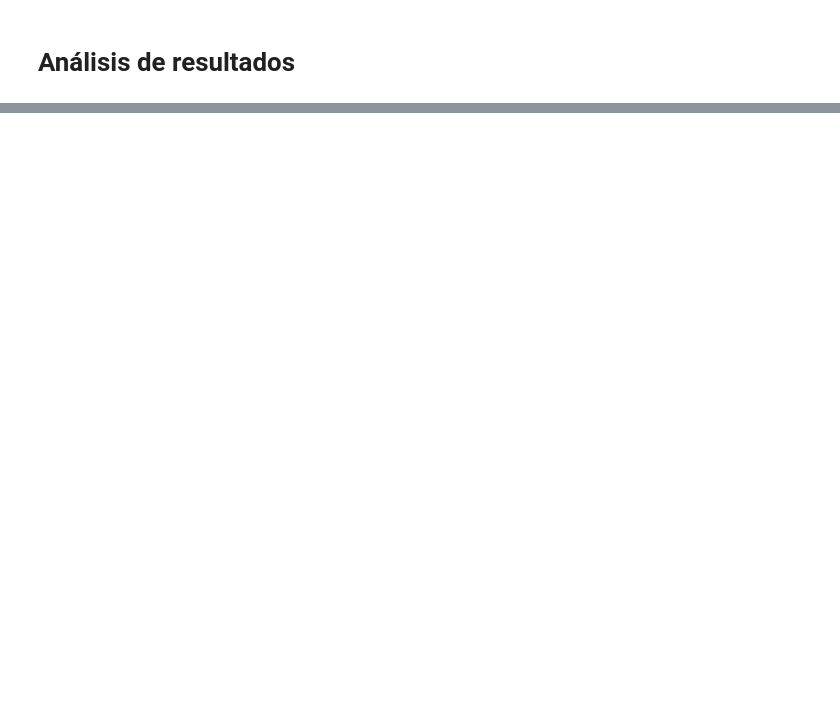
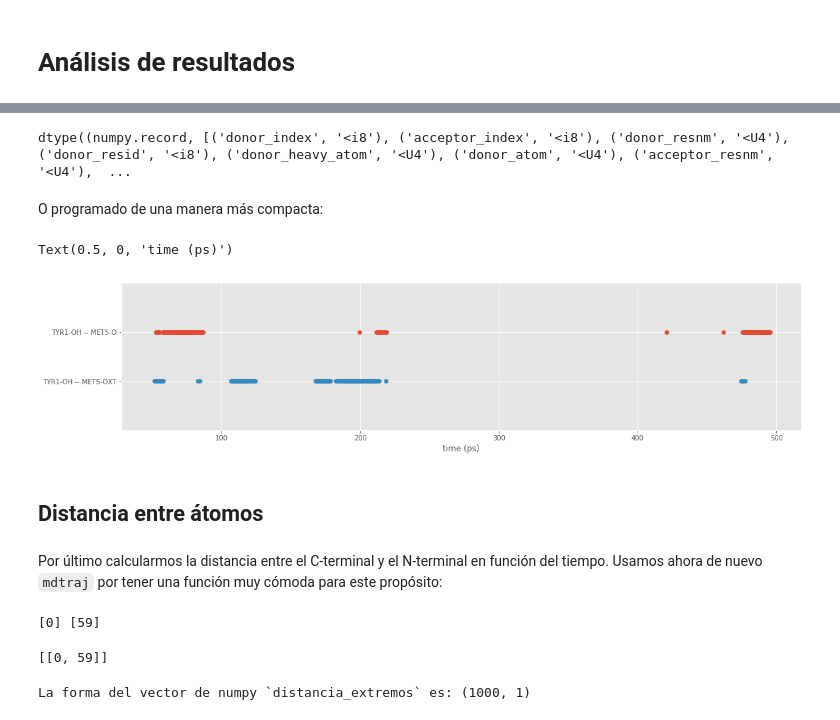
Before and after one commit to uibcdf/Academia, a Jupyter notebook: Dinámica_Molecular/MetEncefalina.ipynb, the cells around one changed output, grey strips where cells are left out. Drawn from its saved outputs; the diff is of its cells as text; code cells hidden in the pictures; blank space fills up the shorter version.

```diff
--- a/Dinámica_Molecular/MetEncefalina.ipynb
+++ b/Dinámica_Molecular/MetEncefalina.ipynb
@@ -287,0 +416,2 @@ for hbond in hbonds:
+# %%
+hbonds.acceptors=hbonds.acceptors + ("OXT",)
@@ -287,0 +425,2 @@ for hbond in hbonds:
+# %%
+hbonds.run(step=1)
@@ -289,0 +451,6 @@ Calculamos ahora la series temporales de cada uno de estos puentes de hidrógeno
+# %%
+lista_hbonds=hbonds.timesteps_by_type()
+# %%
+lista_hbonds.dtype
+# %% [output]
+dtype((numpy.record, [('donor_index', '<i8'), ('acceptor_index', '<i8'), ('donor_resnm', '<U4'), ('donor_resid', '<i8'), ('donor_heavy_atom', '<U4'), ('donor_atom', '<U4'), ('acceptor_resnm', '<U4'),  ...
@@ -289,0 +469,22 @@ Calculamos ahora la series temporales de cada uno de estos puentes de hidrógeno
+# %% [markdown]
+O programado de una manera más compacta:
+# %%
+filtro_O = (lista_hbonds['acceptor_atom']=='O')
+filtro_OXT = (lista_hbonds['acceptor_atom']=='OXT')
+tiempos_hbond_O   = lista_hbonds[filtro_O]['time']
+tiempos_hbond_OXT = lista_hbonds[filtro_OXT]['time']
+num_hbonds_O = tiempos_hbond_O.shape[0]
+num_hbonds_OXT = tiempos_hbond_OXT.shape[0]
+# %%
+plt.scatter(tiempos_hbond_O,np.ones(tiempos_hbond_O.shape))
+plt.scatter(tiempos_hbond_OXT,np.zeros(tiempos_hbond_OXT.shape))
+plt.yticks([0,1],['TYR1-OH -- MET5-OXT','TYR1-OH -- MET5-O'])
+plt.ylim([-1,2])
+plt.xlabel('time (ps)')
+# %% [output]
+Text(0.5, 0, 'time (ps)')
+[figure, added]
+# %% [markdown]
+## Distancia entre átomos
+# %% [markdown]
+Por último calcularmos la distancia entre el C-terminal y el N-terminal en función del tiempo. Usamos ahora de nuevo `mdtraj` por tener una función muy cómoda para este propósito:
@@ -289,0 +494,4 @@ Calculamos ahora la series temporales de cada uno de estos puentes de hidrógeno
+# %%
+print(sel_N_term, sel_C_term)
+# %% [output]
+[0] [59]
@@ -289,0 +500,4 @@ Calculamos ahora la series temporales de cada uno de estos puentes de hidrógeno
+# %%
+print(pares_de_atomos)
+# %% [output]
+[[0, 59]]
@@ -289,0 +506,4 @@ Calculamos ahora la series temporales de cada uno de estos puentes de hidrógeno
+# %%
+print("La forma del vector de numpy `distancia_extremos` es:", distancia_extremos.shape)
+# %% [output]
+La forma del vector de numpy `distancia_extremos` es: (1000, 1)
```
Also changed, not shown: parts of 71 cells of this notebook.
